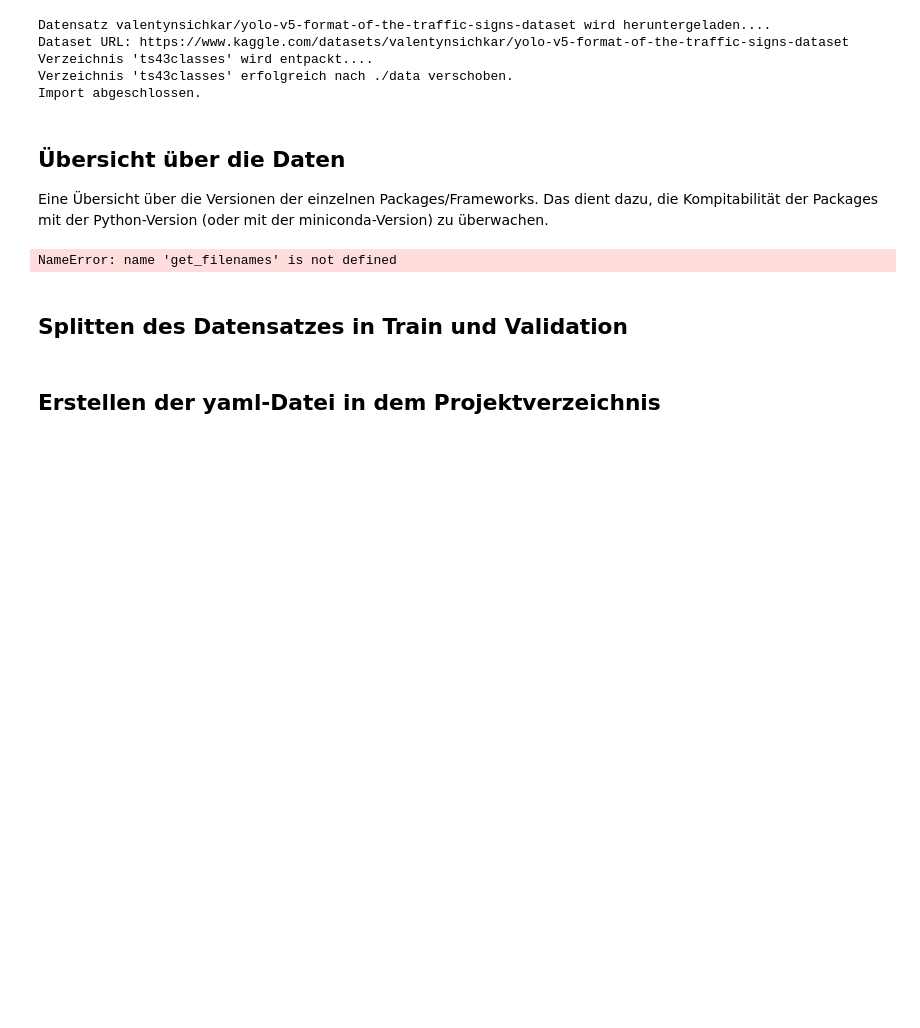
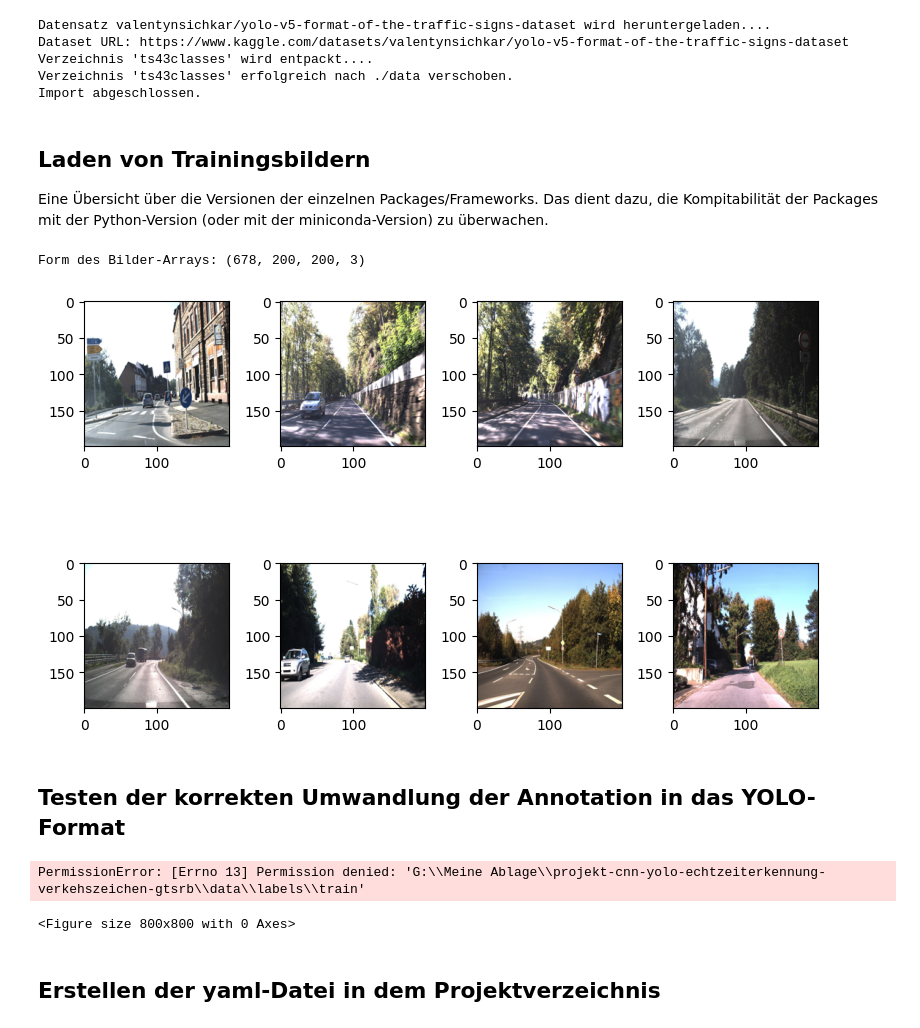
Before and after one commit to Laieb786/projekt-cnn-yolo-echtzeiterkennung-verkehszeichen-gtsrb, a Jupyter notebook: cnn_echtzeiterkennung_verkehrszeichen_modell.ipynb, the cells around one changed output. Saved outputs shown, nothing was run; the diff lists cells and outputs as text; code cells hidden in the pictures; blank space fills up the shorter version.

Commit message:
Testen der korrekten Umwandlung der Annotationen auf die geladenen Trainingsbilder durch eine vorher implentierte Funktion

```diff
--- a/cnn_echtzeiterkennung_verkehrszeichen_modell.ipynb
+++ b/cnn_echtzeiterkennung_verkehrszeichen_modell.ipynb
@@ -124,29 +124,64 @@ Verzeichnis 'ts43classes' wird entpackt....
 Verzeichnis 'ts43classes' erfolgreich nach ./data verschoben.
 Import abgeschlossen.
 # %% [markdown]
-## **Übersicht über die Daten**
+## **Laden von Trainingsbildern**
 Eine Übersicht über die Versionen der einzelnen Packages/Frameworks. Das dient dazu, die Kompitabilität der Packages mit der Python-Version (oder mit der miniconda-Version) zu überwachen.
 # %%
-# Get file names
-imagepath = r"G:\Meine Ablage\projekt-cnn-yolo-echtzeiterkennung-verkehszeichen-gtsrb\data\images\test"
-image_names = get_filenames(imagepath)
-# Load images
+#Bezug zu Dateien herstellen
+filepath = r"G:\Meine Ablage\projekt-cnn-yolo-echtzeiterkennung-verkehszeichen-gtsrb\data\images\train"
+image_names = get_filenames(filepath)
+
+#Parameter für das Laden der Bilder bestimmen
 input_shape = {
-    "height": 128,
-    "width": 128,
+    "height": 200,
+    "width": 200,
     "channels": 3
 }
-images = read_images(image_names, height=input_shape["height"], width=input_shape["width"], flags=1)
-# Convert images to array
+images = read_images(image_names, height=input_shape["height"], width=input_shape["width"])
+
+#Bilder einem Array übergeben
 aimages = images_to_array(images)
-print(f'Shape of images array: {aimages.shape}')
-# Plot images array
-#display(Image.fromarray(aimages[11]))
-plt.imshow(aimages[0, ...])
+print(f'Form des Bilder-Arrays: {aimages.shape}')
+
+#Plotten des Arrays (mit den Bildern) - 8 Beispiele in einem 3x4 Raster
+fig = plt.figure(figsize=(8, 8))
+rows, columns = 3, 4
+num_images_to_display = min(8, aimages.shape[0])
+
+for i in range(num_images_to_display):
+    fig.add_subplot(rows, columns, i + 1)
+    plt.imshow(aimages[i, ...])
+
+plt.tight_layout()
 plt.show()
 # %% [output]
-NameError: name 'get_filenames' is not defined
+Form des Bilder-Arrays: (678, 200, 200, 3)
+[figure, added]
-# %% [markdown]
-## **Splitten des Datensatzes in Train und Validation**
+# %% [markdown]
+## **Testen der korrekten Umwandlung der Annotation in das YOLO-Format**
+# %%
+# Ordner mit den Annotationen
+label_path = r"G:\Meine Ablage\projekt-cnn-yolo-echtzeiterkennung-verkehszeichen-gtsrb\data\labels\train"
+
+fig = plt.figure(figsize=(8, 8))
+rows, columns = 3, 4
+num_images_to_display = min(8, len(image_names))
+
+for i in range(num_images_to_display):
+    image_path = os.path.join(filepath, image_names[i])
+    annotation_file = os.path.join(label_path, image_names[i].replace('.jpg', '.txt'))
+
+    # Annotiertes Bild anzeigen
+    annotated_image = draw_annotations(aimages[i], annotation_file, input_shape["width"], input_shape["height"])
+
+    fig.add_subplot(rows, columns, i + 1)
+    plt.imshow(annotated_image)
+    plt.axis('off')
+
+plt.tight_layout()
+plt.show()
+# %% [output]
+PermissionError: [Errno 13] Permission denied: 'G:\\Meine Ablage\\projekt-cnn-yolo-echtzeiterkennung-verkehszeichen-gtsrb\\data\\labels\\train'
+<Figure size 800x800 with 0 Axes>
 # %% [markdown]
 ## **Erstellen der yaml-Datei in dem Projektverzeichnis**
```
Also changed, not shown: parts of 3 cells of this notebook, 1 other file.
